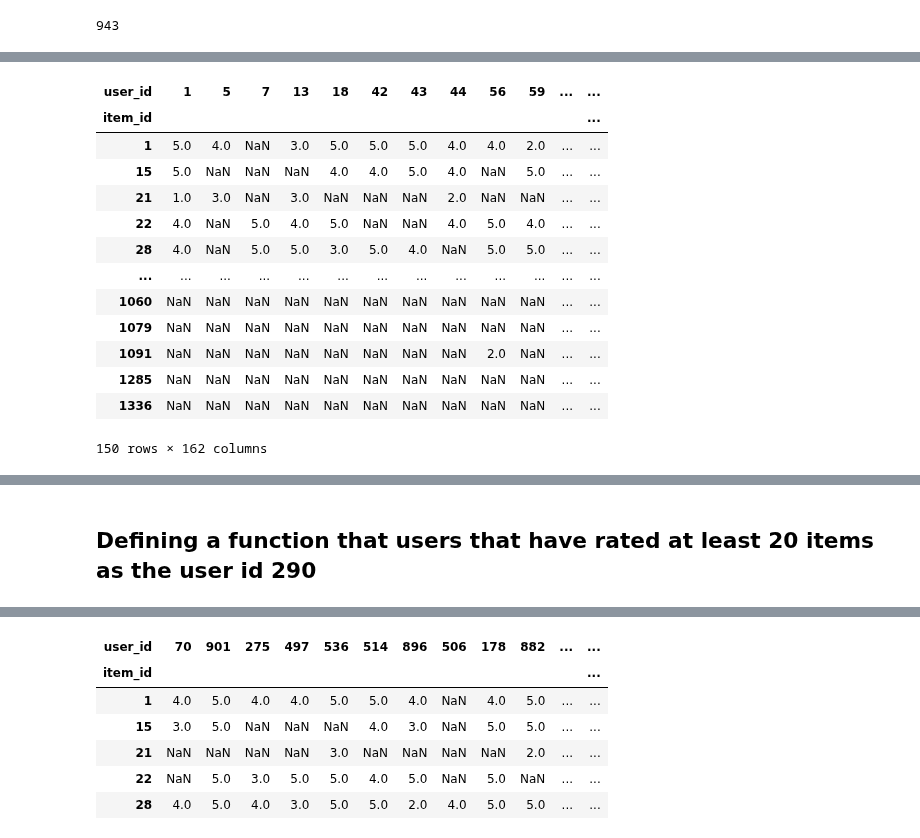
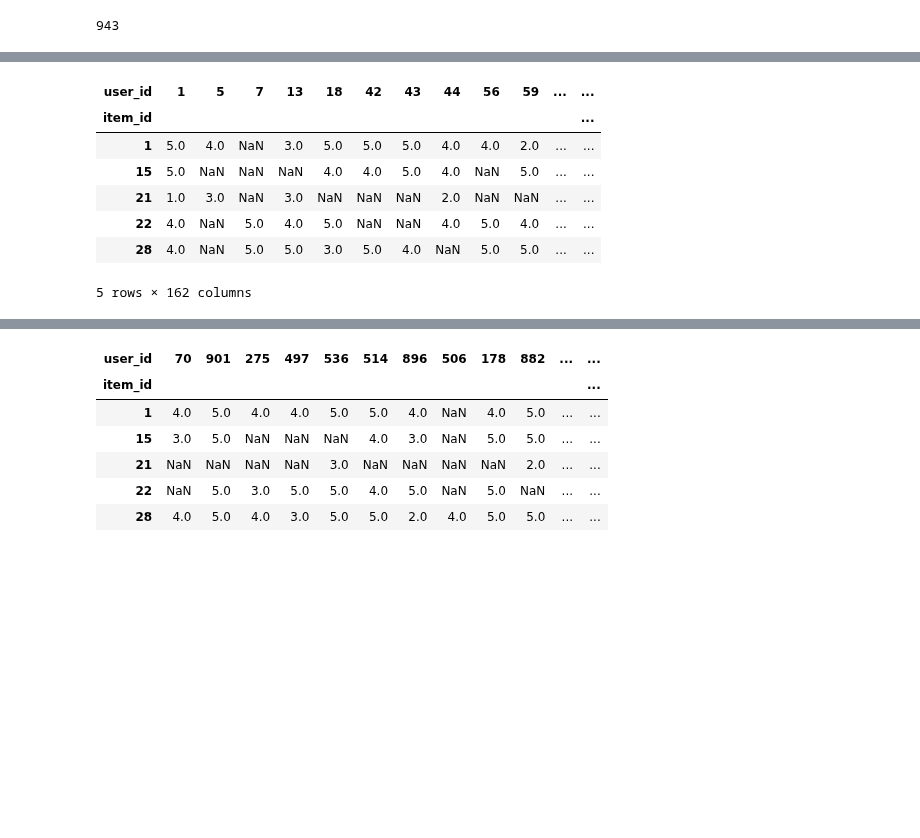
Before and after one commit to ali-d-nasseri/Recommender-System, a Jupyter notebook: Recommender Project.ipynb, the cells around one changed output, grey strips where cells are left out. Drawn from its saved outputs; the diff is of its cells as text; code cells hidden in the pictures; blank space fills up the shorter version.

```diff
--- a/Recommender Project.ipynb
+++ b/Recommender Project.ipynb
@@ -305,22 +205,16 @@ for i in item_ids_rated_by_290:
 # %%
 matrix_users_and_items = matrix_users.iloc[fixed_indices]
 # %%
-matrix_users_and_items
+matrix_users_and_items.head()
 # %% [output]
 | user_id | 1 | 5 | 7 | 13 | 18 | 42 | 43 | 44 | 56 | 59 | ... | ... |
 | item_id |  |  |  |  |  |  |  |  |  |  |  | ... |
 | 1 | 5.0 | 4.0 | NaN | 3.0 | 5.0 | 5.0 | 5.0 | 4.0 | 4.0 | 2.0 | ... | ... |
 | 15 | 5.0 | NaN | NaN | NaN | 4.0 | 4.0 | 5.0 | 4.0 | NaN | 5.0 | ... | ... |
 | 21 | 1.0 | 3.0 | NaN | 3.0 | NaN | NaN | NaN | 2.0 | NaN | NaN | ... | ... |
 | 22 | 4.0 | NaN | 5.0 | 4.0 | 5.0 | NaN | NaN | 4.0 | 5.0 | 4.0 | ... | ... |
 | 28 | 4.0 | NaN | 5.0 | 5.0 | 3.0 | 5.0 | 4.0 | NaN | 5.0 | 5.0 | ... | ... |
-| ... | ... | ... | ... | ... | ... | ... | ... | ... | ... | ... | ... | ... |
-| 1060 | NaN | NaN | NaN | NaN | NaN | NaN | NaN | NaN | NaN | NaN | ... | ... |
-| 1079 | NaN | NaN | NaN | NaN | NaN | NaN | NaN | NaN | NaN | NaN | ... | ... |
-| 1091 | NaN | NaN | NaN | NaN | NaN | NaN | NaN | NaN | 2.0 | NaN | ... | ... |
-| 1285 | NaN | NaN | NaN | NaN | NaN | NaN | NaN | NaN | NaN | NaN | ... | ... |
-| 1336 | NaN | NaN | NaN | NaN | NaN | NaN | NaN | NaN | NaN | NaN | ... | ... |
-150 rows × 162 columns
+5 rows × 162 columns
 # %%
 matrix_users_and_items.corr()[290].sort_values(ascending = False).head(30)
 # %% [output]
@@ -341,8 +235,6 @@ user_id
 64     0.322026
 577    0.317965
 Name: 290, dtype: float64
-# %% [markdown]
-## Defining a function that users that have rated at least 20 items as the user id 290
 # %%
 weight_neighbors290 = matrix_users_and_items.corr()[290].sort_values(ascending = False).head(31)
 weight_neighbors290.drop(labels = 290, inplace = True)
```
Also changed, not shown: parts of 72 cells of this notebook, 12 other files.
